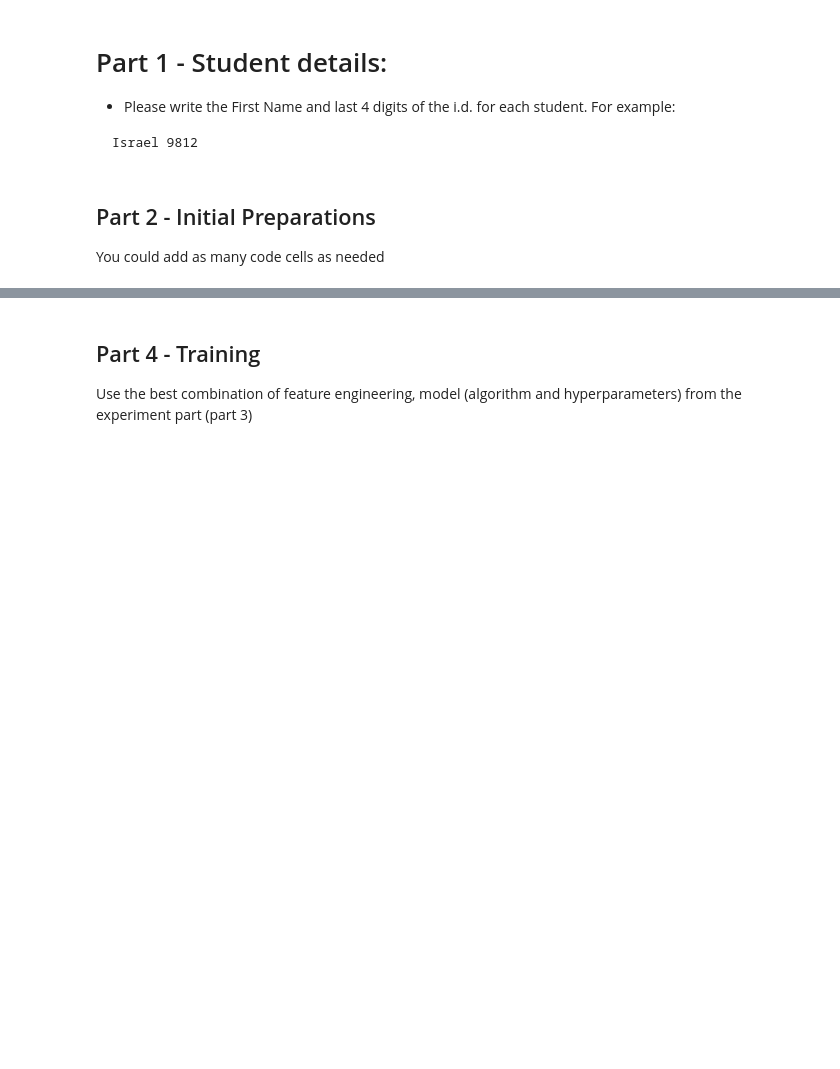
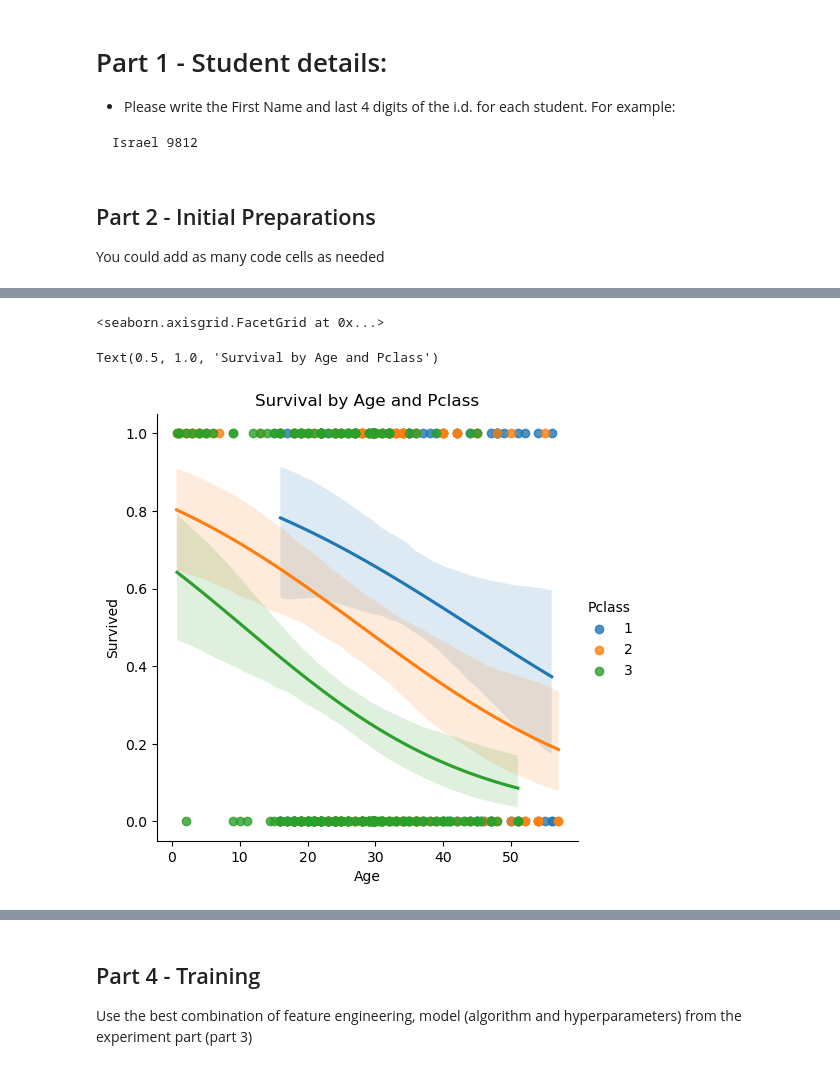
Before and after one commit to shaiDahari/Assignment2_supervised_learning_flow, a Jupyter notebook: Assignment2_supervised_learning_flow.ipynb, the cells around one changed output, grey strips where cells are left out. Saved outputs shown, nothing was run; the diff lists cells and outputs as text; code cells hidden in the pictures; blank space fills up the shorter version.

```diff
--- a/Assignment2_supervised_learning_flow.ipynb
+++ b/Assignment2_supervised_learning_flow.ipynb
@@ -15,0 +197,16 @@ You could add as many code cells as needed
+# %%
+# Cheking for duplicate.
+duplicates = titanicTrain_df.duplicated()
+print("Number of duplicate rows:", duplicates.sum())
+# Removing duplicate rows if any
+if duplicates.sum() != 0:
+    numOfrows_train = titanicTrain_df.shape[0]
+    print(f"Number of rows in train data frame: {numOfrows_train}")
+
+    titanicTrain_df.drop_duplicates(keep='first', inplace=True)
+    titanicTrain_df = titanicTrain_df.reset_index(drop=True) # Reset indexing
+    numOfrows_train = titanicTrain_df.shape[0]
+
+    print(f"Number of rows in train data frame after removing duplicates is: {numOfrows_train}")
+else:
+    print('There are no duplicated rows')
@@ -15,0 +221,21 @@ You could add as many code cells as needed
+# %%
+Q1 = titanicTrain_df.quantile(0.25)
+Q3 = titanicTrain_df.quantile(0.75)
+IQR = Q3 - Q1
+
+outliers = ((titanicTrain_df < (Q1 - 1.5 * IQR)) | (titanicTrain_df > (Q3 + 1.5 * IQR))).sum()
+if outliers.sum() != 0: # Cheking for outliers
+    print(f"The number of dataced outliers is: {outliers.sum()}")
+    print("Here is the outliers info:\n", outliers)
+    print("Removal of outliers is needed\n")
+    titanicTrain_df = titanicTrain_df[~((titanicTrain_df < (Q1 - 1.5 * IQR)) | (titanicTrain_df > (Q3 + 1.5 * IQR))).any(axis=1)]
+    titanicTrain_df = titanicTrain_df.reset_index(drop=True) # Reset indexing
+    print("Checking that the anomalys have been removed\n")
+    outliers = ((titanicTrain_df < (Q1 - 1.5 * IQR)) | (titanicTrain_df > (Q3 + 1.5 * IQR))).sum()
+    print(f"The number of dataced outliers after removal is: {outliers.sum()}")
+    print("Here is the outliers info after removal:\n", outliers)
+    numOfrows_train = titanicTrain_df.shape[0]
+    print(f"Number of rows in train data frame after removing anomalys is: {numOfrows_train}")
+else: # There are no anomalys
+    print(f"The number of dataced outliers is: {outliers.sum()}")
+    print("Here is the outliers info:\n", outliers)
@@ -15,0 +303,9 @@ You could add as many code cells as needed
+# %%
+# Advanced Visualization: Survival Curves
+sns.lmplot(x='Age', y='Survived', hue='Pclass', data=titanicTrain_df, logistic=True)
+plt.title('Survival by Age and Pclass')
+plt.show()
+# %% [output]
+<seaborn.axisgrid.FacetGrid at 0x...>
+Text(0.5, 1.0, 'Survival by Age and Pclass')
+[figure, added]
```
Also changed, not shown: parts of 58 cells of this notebook.
